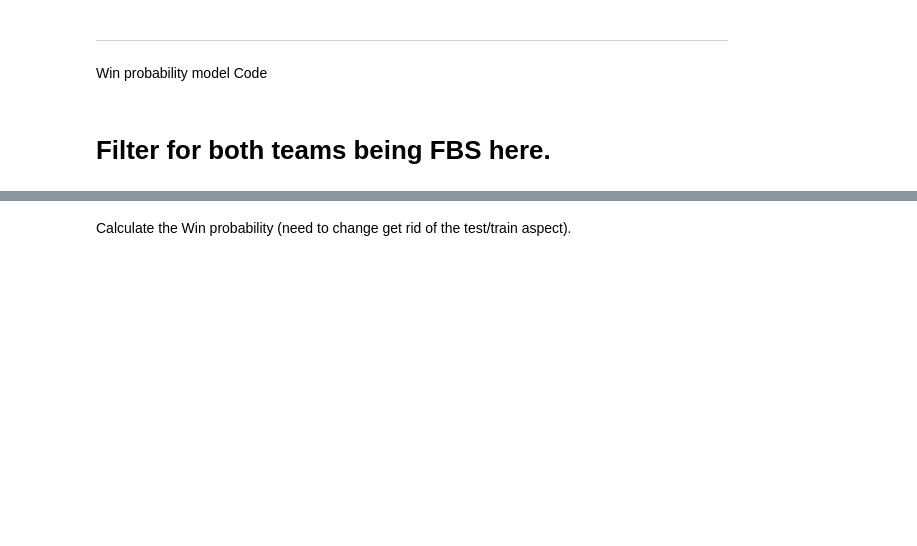
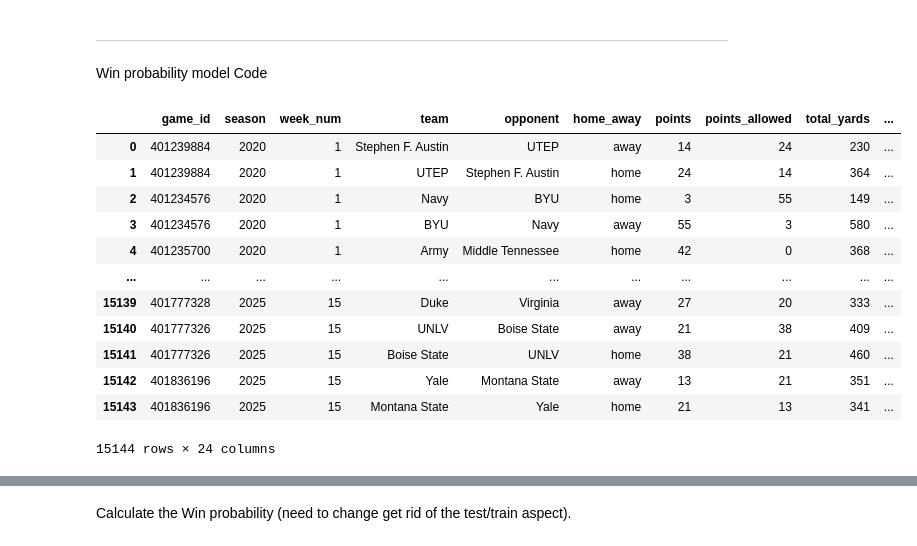
Before and after one commit to ahaze65/SPOA_4001_HW3, a Jupyter notebook: webpage.ipynb, the cells around one changed output, grey strips where cells are left out. Cells and saved outputs as stored; diff of their text form; code cells hidden in the pictures; blank space fills up the shorter version.

```diff
--- a/webpage.ipynb
+++ b/webpage.ipynb
@@ -36,7 +36,7 @@ np.random.seed(36)
 CFBD_API_KEY = "cKf6FOVq1WGS2xOlvMoAMw6TB3ELUG7vX1h6FoQcqBceFCHHfJBDfs+WrpABR8xy"
 headers = {"Authorization": f"Bearer {CFBD_API_KEY}"}
 # %%
-seasons = range(2020, 2025) # changed to 2025 to include up to the 2024 season
+seasons = range(2020, 2026)
 weeks = range(1, 16)
 raw_stats_list = []
 
@@ -66,8 +66,8 @@ for yr in seasons:
                                 "game_id": game_id,
                                 "season": str(yr),
                                 "week_num": wk,
-                                "team": team_data.get("school"),
-                                "opponent": opp_data.get("school"),
+                                "team": team_data.get("team"),
+                                "opponent": opp_data.get("team"),
                                 "home_away": "home" if team_data.get("homeAway") == "home" else "away",
                                 "points": team_data.get("points"),
                                 "points_allowed": opp_data.get("points"),
@@ -93,5 +93,19 @@ for yr in seasons:
             continue
 
 raw_team_stats = pd.DataFrame(raw_stats_list)
-# %% [markdown]
-# Filter for both teams being FBS here.
+# %%
+raw_team_stats
+# %% [output]
+|  | game_id | season | week_num | team | opponent | home_away | points | points_allowed | total_yards | ... |
+| 0 | 401239884 | 2020 | 1 | Stephen F. Austin | UTEP | away | 14 | 24 | 230 | ... |
+| 1 | 401239884 | 2020 | 1 | UTEP | Stephen F. Austin | home | 24 | 14 | 364 | ... |
+| 2 | 401234576 | 2020 | 1 | Navy | BYU | home | 3 | 55 | 149 | ... |
+| 3 | 401234576 | 2020 | 1 | BYU | Navy | away | 55 | 3 | 580 | ... |
+| 4 | 401235700 | 2020 | 1 | Army | Middle Tennessee | home | 42 | 0 | 368 | ... |
+| ... | ... | ... | ... | ... | ... | ... | ... | ... | ... | ... |
+| 15139 | 401777328 | 2025 | 15 | Duke | Virginia | away | 27 | 20 | 333 | ... |
+| 15140 | 401777326 | 2025 | 15 | UNLV | Boise State | away | 21 | 38 | 409 | ... |
+| 15141 | 401777326 | 2025 | 15 | Boise State | UNLV | home | 38 | 21 | 460 | ... |
+| 15142 | 401836196 | 2025 | 15 | Yale | Montana State | away | 13 | 21 | 351 | ... |
+| 15143 | 401836196 | 2025 | 15 | Montana State | Yale | home | 21 | 13 | 341 | ... |
+15144 rows × 24 columns
```
Also changed, not shown: parts of 8 cells of this notebook.
